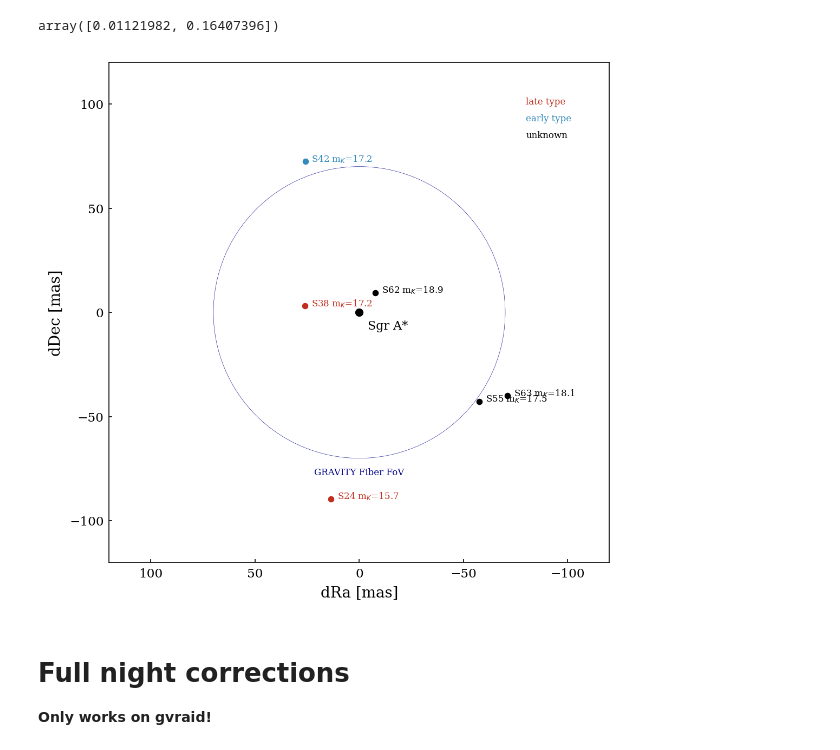
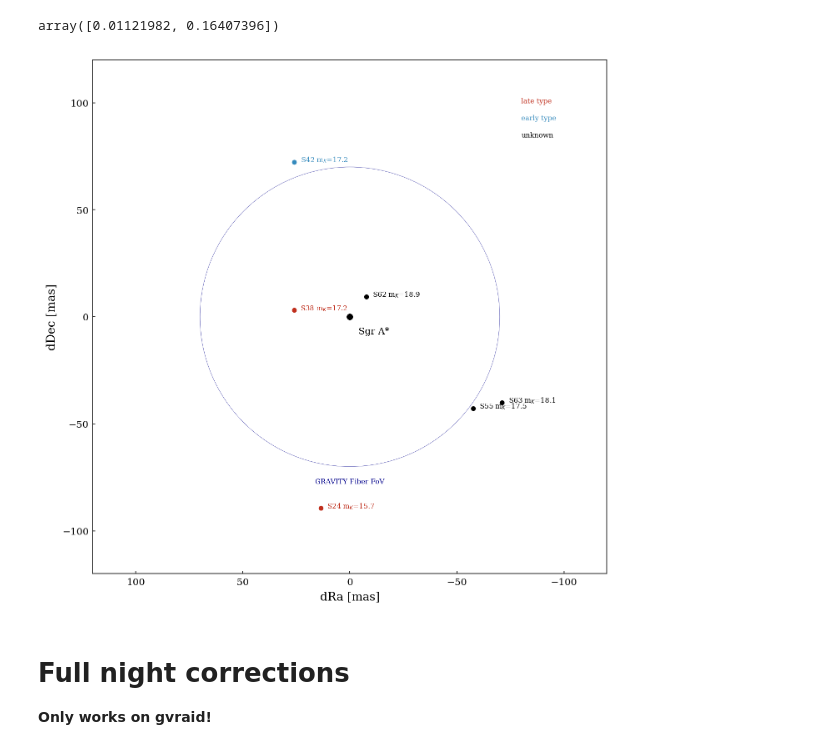
Before and after one commit to diogoribeiro98/gravipy, a Jupyter notebook: Tutorial/DataTutorial.ipynb, the cells around one changed output. Drawn from its saved outputs; the diff is of its cells as text; code cells hidden in the pictures.

```diff
--- a/Tutorial/DataTutorial.ipynb
+++ b/Tutorial/DataTutorial.ipynb
@@ -69,9 +66,9 @@ orb.pos_orbit('S2', t)
 # %% [output]
 array([0.01121982, 0.16407396])
 # %%
-orb.plotOrbits(tstr, long=True)
+orb.plotOrbits(tstr, long=True, figsize=8)
 # %% [output]
-[figure, old version]
+[figure, new version]
 # %%
 import gravipy
 orb = gravipy.GCorbits(verbose=False)
```
Also changed, not shown: parts of 13 cells of this notebook.
